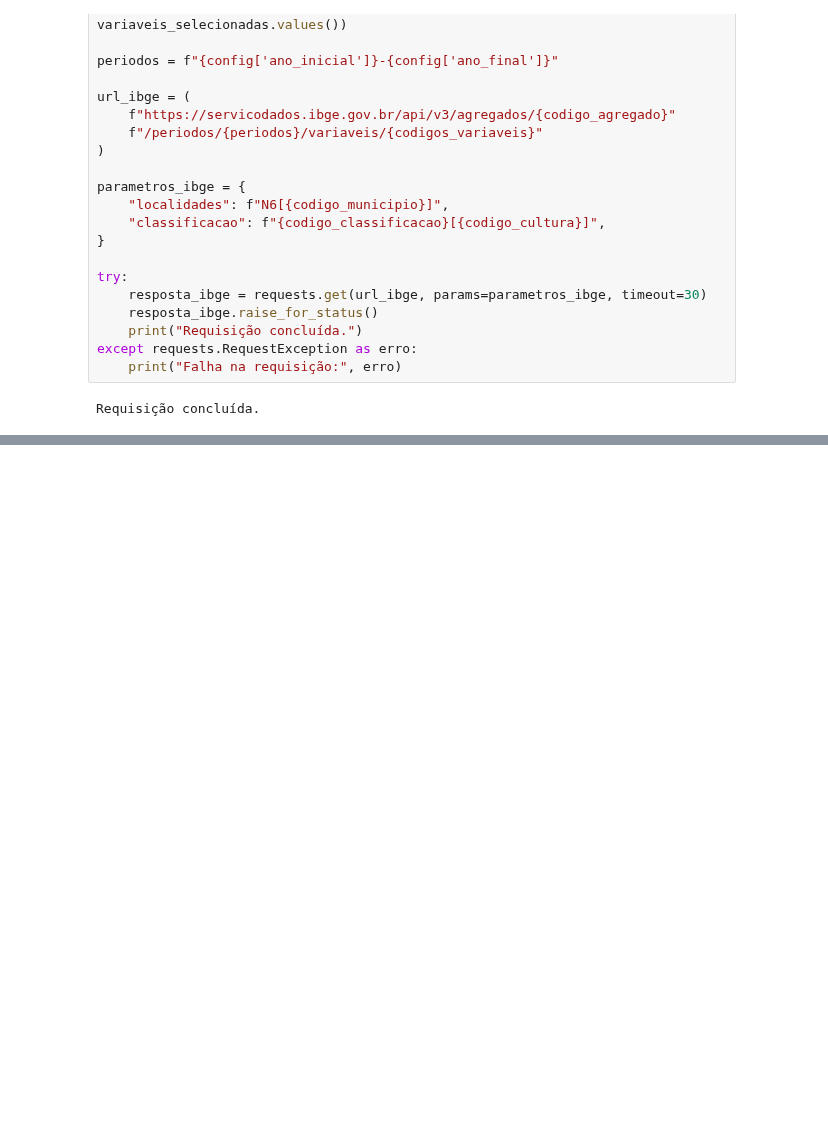
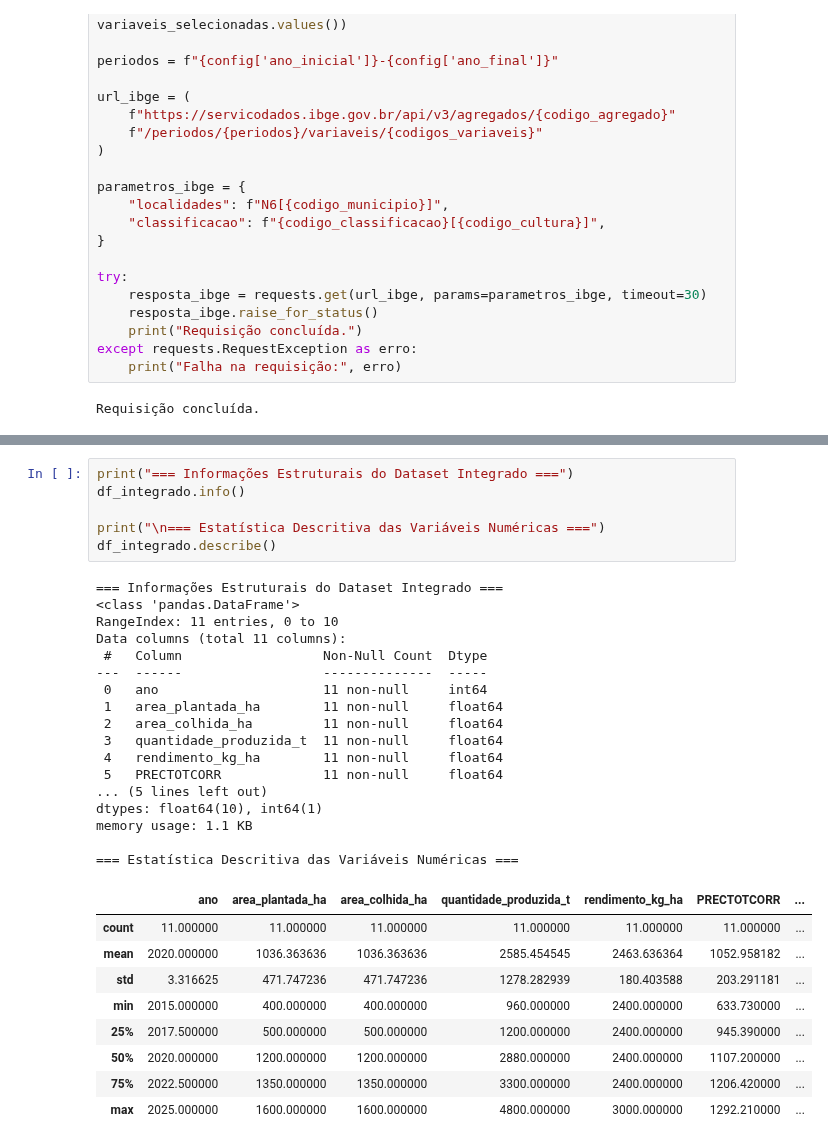
Before and after one commit to SAMUKISZHSD/bx_produtividade_agricola, a Jupyter notebook: notebooks/01_coleta_de_dados.ipynb, the cells around one changed output, grey strips where cells are left out. Saved outputs shown, nothing was run; the diff lists cells and outputs as text; blank space fills up the shorter version.

```diff
--- a/notebooks/01_coleta_de_dados.ipynb
+++ b/notebooks/01_coleta_de_dados.ipynb
@@ -287,0 +442,33 @@ Resposta bruta preservada em: /home/joaoguilherme/Desktop/bx_produtividade_agric
+# %%
+print("=== Informações Estruturais do Dataset Integrado ===")
+df_integrado.info()
+
+print("\n=== Estatística Descritiva das Variáveis Numéricas ===")
+df_integrado.describe()
+# %% [output]
+=== Informações Estruturais do Dataset Integrado ===
+<class 'pandas.DataFrame'>
+RangeIndex: 11 entries, 0 to 10
+Data columns (total 11 columns):
+ #   Column                  Non-Null Count  Dtype
+---  ------                  --------------  -----
+ 0   ano                     11 non-null     int64
+ 1   area_plantada_ha        11 non-null     float64
+ 2   area_colhida_ha         11 non-null     float64
+ 3   quantidade_produzida_t  11 non-null     float64
+ 4   rendimento_kg_ha        11 non-null     float64
+ 5   PRECTOTCORR             11 non-null     float64
+... (5 lines left out)
+dtypes: float64(10), int64(1)
+memory usage: 1.1 KB
+
+=== Estatística Descritiva das Variáveis Numéricas ===
+|  | ano | area_plantada_ha | area_colhida_ha | quantidade_produzida_t | rendimento_kg_ha | PRECTOTCORR | ... |
+| count | 11.000000 | 11.000000 | 11.000000 | 11.000000 | 11.000000 | 11.000000 | ... |
+| mean | 2020.000000 | 1036.363636 | 1036.363636 | 2585.454545 | 2463.636364 | 1052.958182 | ... |
+| std | 3.316625 | 471.747236 | 471.747236 | 1278.282939 | 180.403588 | 203.291181 | ... |
+| min | 2015.000000 | 400.000000 | 400.000000 | 960.000000 | 2400.000000 | 633.730000 | ... |
+| 25% | 2017.500000 | 500.000000 | 500.000000 | 1200.000000 | 2400.000000 | 945.390000 | ... |
+| 50% | 2020.000000 | 1200.000000 | 1200.000000 | 2880.000000 | 2400.000000 | 1107.200000 | ... |
+| 75% | 2022.500000 | 1350.000000 | 1350.000000 | 3300.000000 | 2400.000000 | 1206.420000 | ... |
+| max | 2025.000000 | 1600.000000 | 1600.000000 | 4800.000000 | 3000.000000 | 1292.210000 | ... |
```
Also changed, not shown: parts of 19 cells of this notebook, 7 other files.
